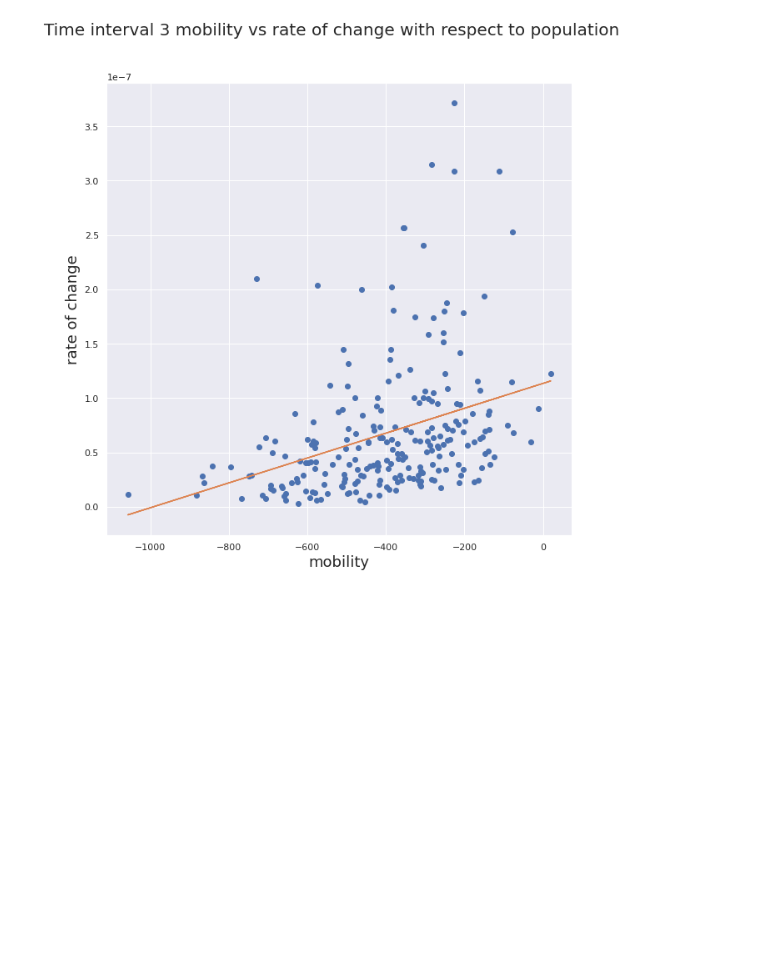
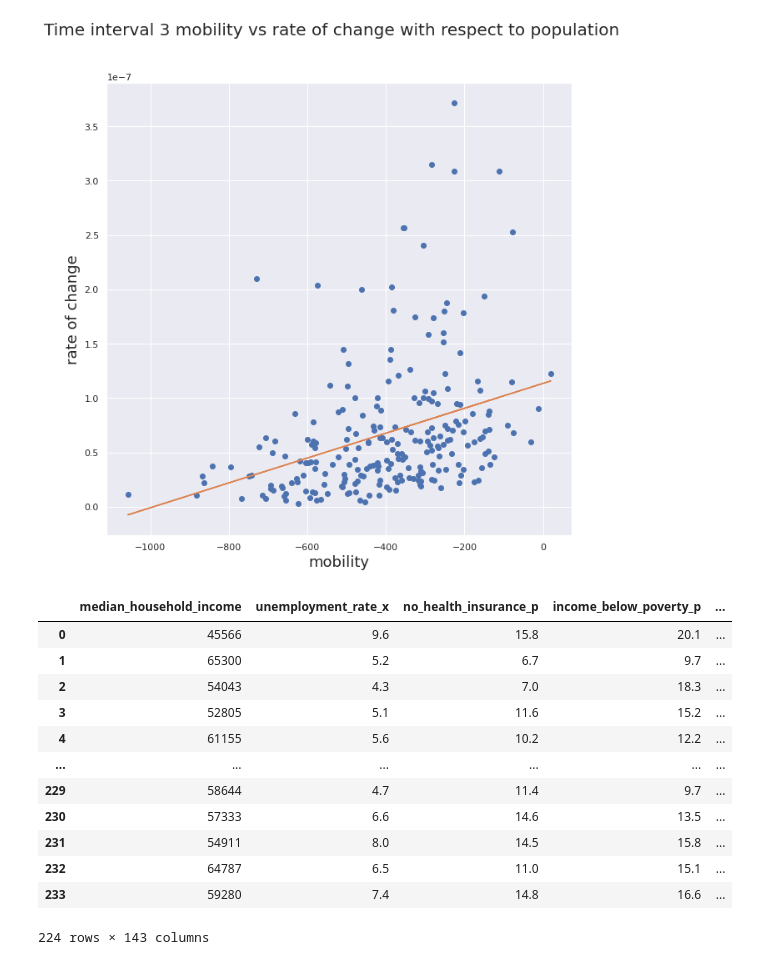
Before and after one commit to GabrielBG010/Covid-County-Clustering, a Jupyter notebook: Part1.ipynb, the cells around one changed output. Saved outputs shown, nothing was run; the diff lists cells and outputs as text; code cells hidden in the pictures; blank space fills up the shorter version.

```diff
--- a/Part1.ipynb
+++ b/Part1.ipynb
@@ -283,3 +283,28 @@ m, b = np.polyfit(x, y, 1)
 plt.plot(x, m*x + b);
 # %% [output]
 [figure]
+# %%
+census = pd.read_csv('https://raw.githubusercontent.com/GabrielBG010/Covid-County-Clustering/master/census_usa.csv')
+census['county_name'] = census['name_x']
+del census['name_x']
+
+combined2 = census.merge(final_df, on='county_name', how='inner')
+combined2 = combined2.dropna()
+
+cluster_df = combined2.iloc[:, 1 :-86]
+# %%
+cluster_df
+# %% [output]
+|  | median_household_income | unemployment_rate_x | no_health_insurance_p | income_below_poverty_p | ... |
+| 0 | 45566 | 9.6 | 15.8 | 20.1 | ... |
+| 1 | 65300 | 5.2 | 6.7 | 9.7 | ... |
+| 2 | 54043 | 4.3 | 7.0 | 18.3 | ... |
+| 3 | 52805 | 5.1 | 11.6 | 15.2 | ... |
+| 4 | 61155 | 5.6 | 10.2 | 12.2 | ... |
+| ... | ... | ... | ... | ... | ... |
+| 229 | 58644 | 4.7 | 11.4 | 9.7 | ... |
+| 230 | 57333 | 6.6 | 14.6 | 13.5 | ... |
+| 231 | 54911 | 8.0 | 14.5 | 15.8 | ... |
+| 232 | 64787 | 6.5 | 11.0 | 15.1 | ... |
+| 233 | 59280 | 7.4 | 14.8 | 16.6 | ... |
+224 rows × 143 columns
```
Also changed, not shown: parts of 3 cells of this notebook.
